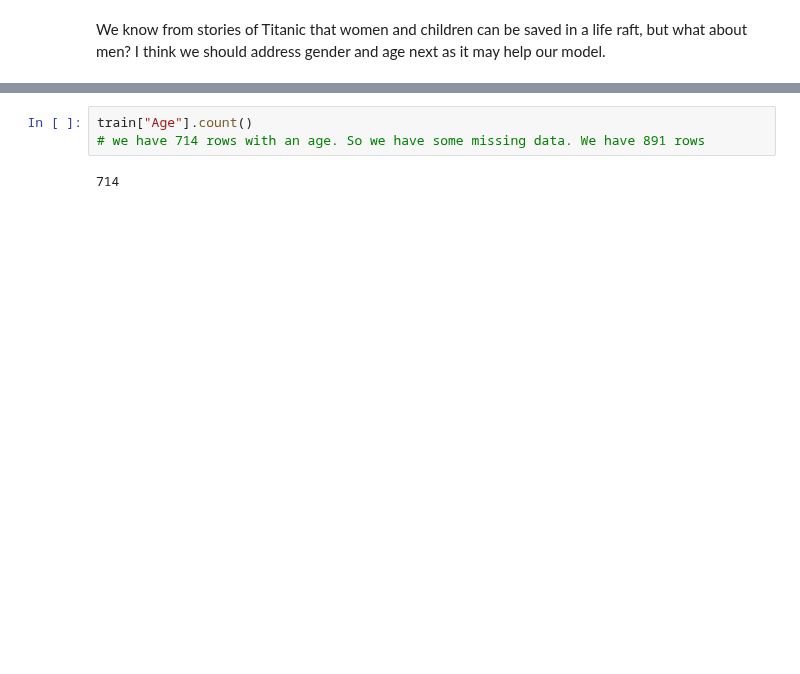
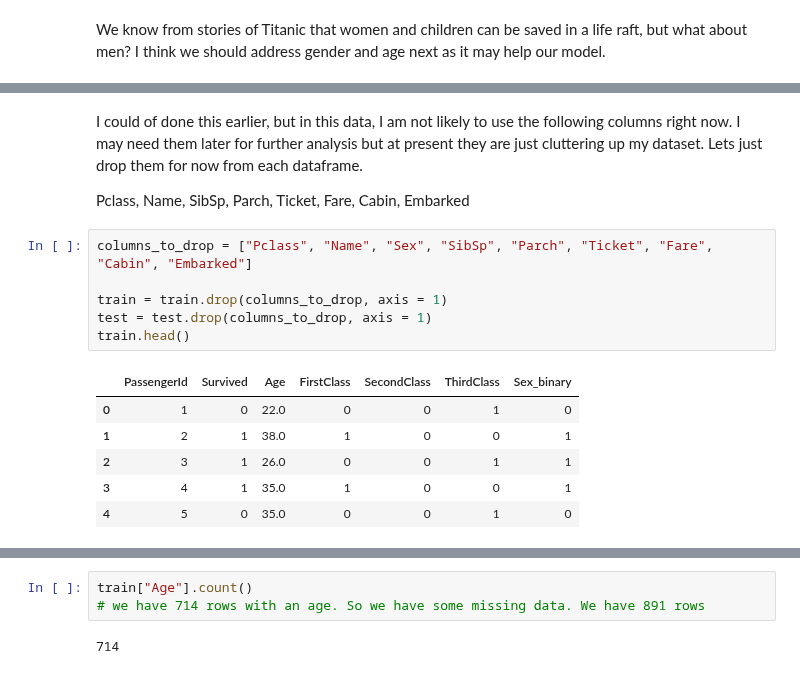
Before and after one commit to DomenickD/DataScience-IEX-USF, a Jupyter notebook: Titanic/titanic.ipynb, the cells around one changed output, grey strips where cells are left out. Saved outputs shown, nothing was run; the diff lists cells and outputs as text; blank space fills up the shorter version.

```diff
--- a/Titanic/titanic.ipynb
+++ b/Titanic/titanic.ipynb
@@ -115,3 +127,20 @@ train.head()
 | 2 | 3 | 1 | 3 | Heikkinen, Miss. Laina | female | 26.0 | 0 | 0 | STON/O2. 3101282 | 7.9250 | ... |
 | 3 | 4 | 1 | 1 | Futrelle, Mrs. Jacques Heath (Lil... | female | 35.0 | 1 | 0 | 113803 | 53.1000 | ... |
 | 4 | 5 | 0 | 3 | Allen, Mr. William Henry | male | 35.0 | 0 | 0 | 373450 | 8.0500 | ... |
+# %% [markdown]
+I could of done this earlier, but in this data, I am not likely to use the following columns right now. I may need them later for further analysis but at present they are just cluttering up my dataset. Lets just drop them for now from each dataframe.
+
+Pclass, Name, SibSp, Parch, Ticket, Fare, Cabin, Embarked
+# %%
+columns_to_drop = ["Pclass", "Name", "Sex", "SibSp", "Parch", "Ticket", "Fare", "Cabin", "Embarked"]
+
+train = train.drop(columns_to_drop, axis = 1)
+test = test.drop(columns_to_drop, axis = 1)
+train.head()
+# %% [output]
+|  | PassengerId | Survived | Age | FirstClass | SecondClass | ThirdClass | Sex_binary |
+| 0 | 1 | 0 | 22.0 | 0 | 0 | 1 | 0 |
+| 1 | 2 | 1 | 38.0 | 1 | 0 | 0 | 1 |
+| 2 | 3 | 1 | 26.0 | 0 | 0 | 1 | 1 |
+| 3 | 4 | 1 | 35.0 | 1 | 0 | 0 | 1 |
+| 4 | 5 | 0 | 35.0 | 0 | 0 | 1 | 0 |
```
Also changed, not shown: parts of 16 cells of this notebook, 1 other file.
